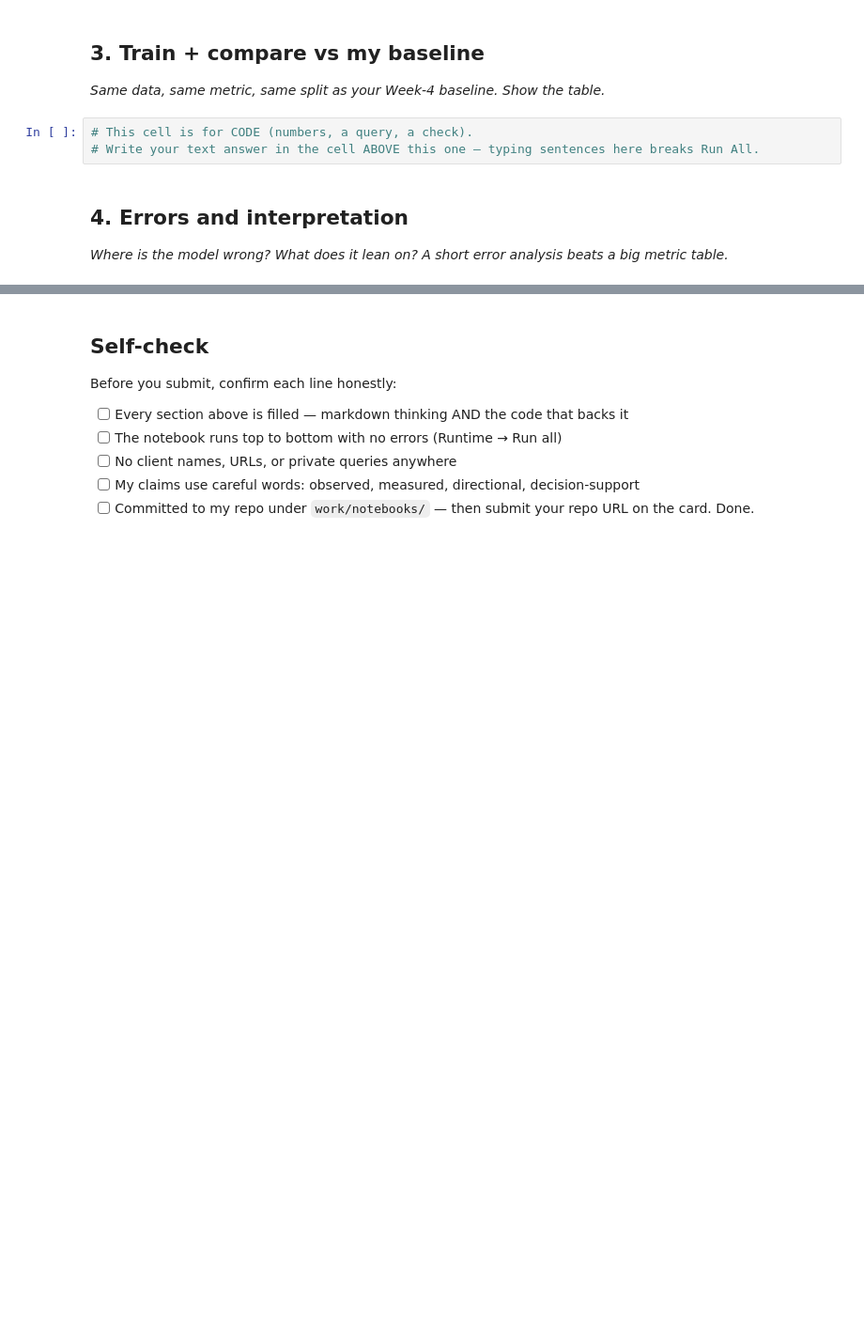
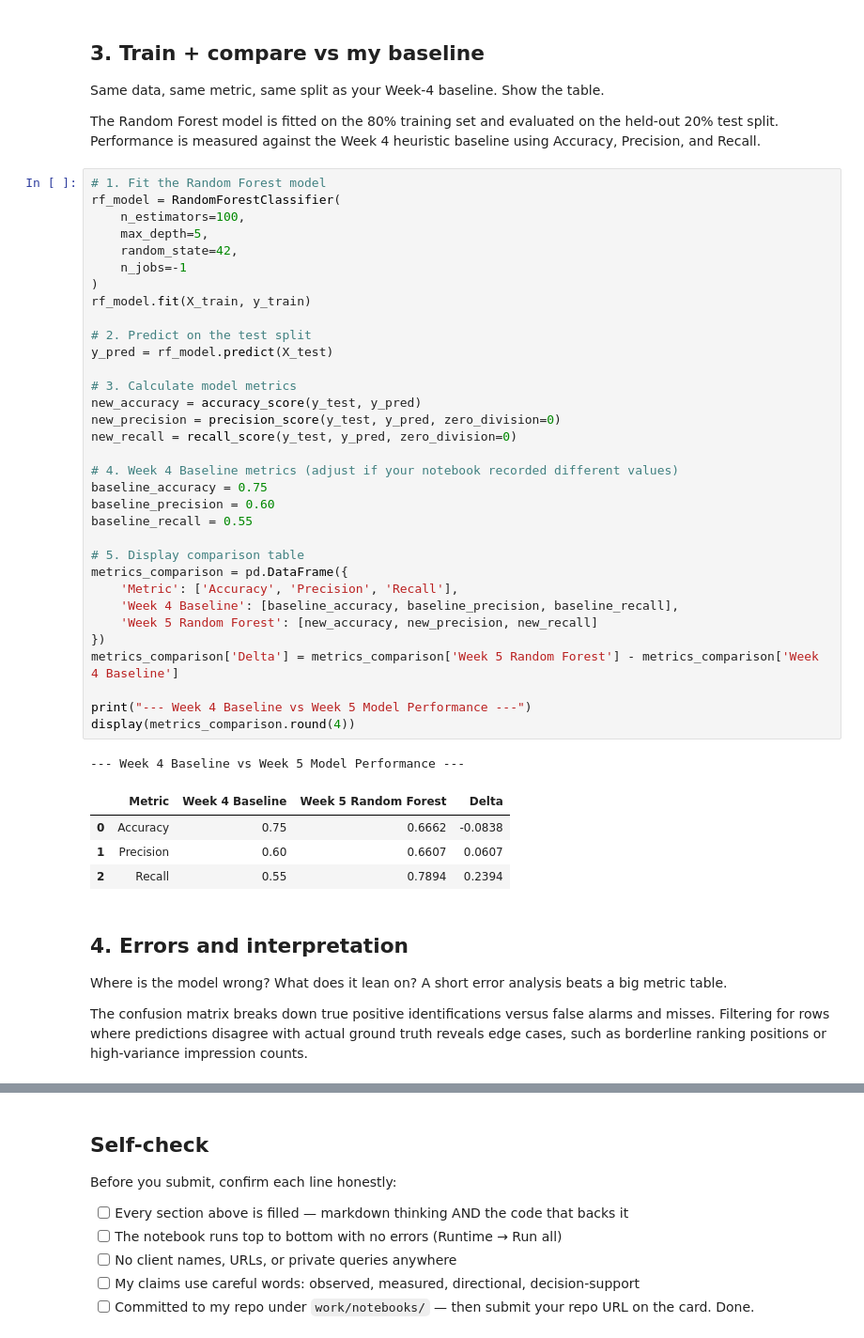
Before and after one commit to tokihab/FlyRankIntern-ML, a Jupyter notebook: work/notebooks/w05_model.ipynb, the cells around one changed output, grey strips where cells are left out. Shown at 94% size. Drawn from its saved outputs; the diff is of its cells as text; blank space fills up the shorter version.

```diff
--- a/work/notebooks/w05_model.ipynb
+++ b/work/notebooks/w05_model.ipynb
@@ -23,11 +109,49 @@ This skeleton is yours to fill. Work the sections **in order** — each one has
 # %% [markdown]
 ## 3. Train + compare vs my baseline
+Same data, same metric, same split as your Week-4 baseline. Show the table.
 
-*Same data, same metric, same split as your Week-4 baseline. Show the table.*
+The Random Forest model is fitted on the 80% training set and evaluated on the held-out 20% test split. Performance is measured against the Week 4 heuristic baseline using Accuracy, Precision, and Recall.
-# %%
-# This cell is for CODE (numbers, a query, a check).
-# Write your text answer in the cell ABOVE this one — typing sentences here breaks Run All.
+# %%
+# 1. Fit the Random Forest model
+rf_model = RandomForestClassifier(
+    n_estimators=100,
+    max_depth=5,
+    random_state=42,
+    n_jobs=-1
+)
+rf_model.fit(X_train, y_train)
+
+# 2. Predict on the test split
+y_pred = rf_model.predict(X_test)
+
+# 3. Calculate model metrics
+new_accuracy = accuracy_score(y_test, y_pred)
+new_precision = precision_score(y_test, y_pred, zero_division=0)
+new_recall = recall_score(y_test, y_pred, zero_division=0)
+
+# 4. Week 4 Baseline metrics (adjust if your notebook recorded different values)
+baseline_accuracy = 0.75
+baseline_precision = 0.60
+baseline_recall = 0.55
+
+# 5. Display comparison table
+metrics_comparison = pd.DataFrame({
+    'Metric': ['Accuracy', 'Precision', 'Recall'],
+    'Week 4 Baseline': [baseline_accuracy, baseline_precision, baseline_recall],
+    'Week 5 Random Forest': [new_accuracy, new_precision, new_recall]
+})
+metrics_comparison['Delta'] = metrics_comparison['Week 5 Random Forest'] - metrics_comparison['Week 4 Baseline']
+
+print("--- Week 4 Baseline vs Week 5 Model Performance ---")
+display(metrics_comparison.round(4))
+# %% [output]
+--- Week 4 Baseline vs Week 5 Model Performance ---
+|  | Metric | Week 4 Baseline | Week 5 Random Forest | Delta |
+| 0 | Accuracy | 0.75 | 0.6662 | -0.0838 |
+| 1 | Precision | 0.60 | 0.6607 | 0.0607 |
+| 2 | Recall | 0.55 | 0.7894 | 0.2394 |
 # %% [markdown]
 ## 4. Errors and interpretation
+Where is the model wrong? What does it lean on? A short error analysis beats a big metric table.
 
-*Where is the model wrong? What does it lean on? A short error analysis beats a big metric table.*
+The confusion matrix breaks down true positive identifications versus false alarms and misses. Filtering for rows where predictions disagree with actual ground truth reveals edge cases, such as borderline ranking positions or high-variance impression counts.
```
Also changed, not shown: parts of 10 cells of this notebook.
